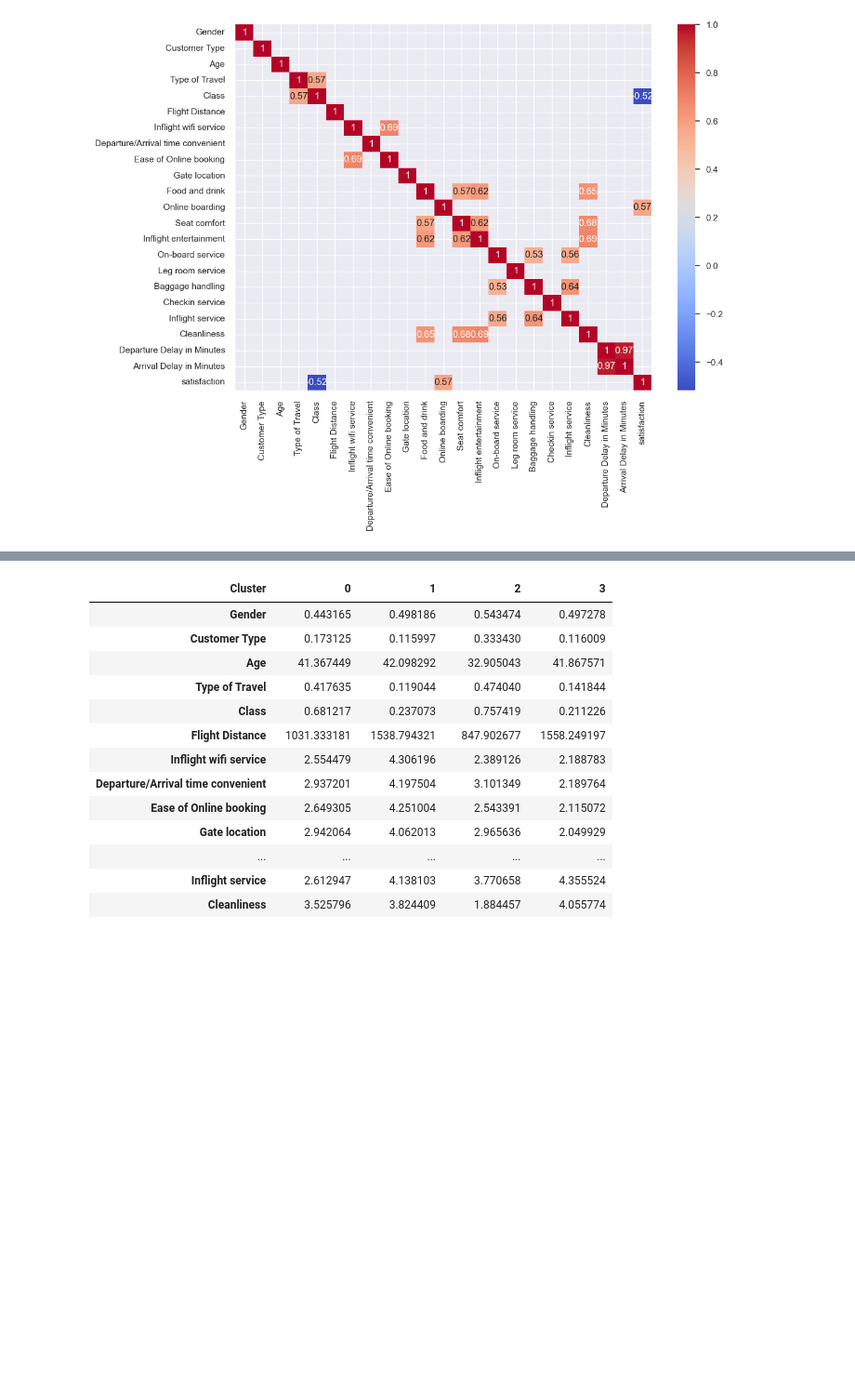
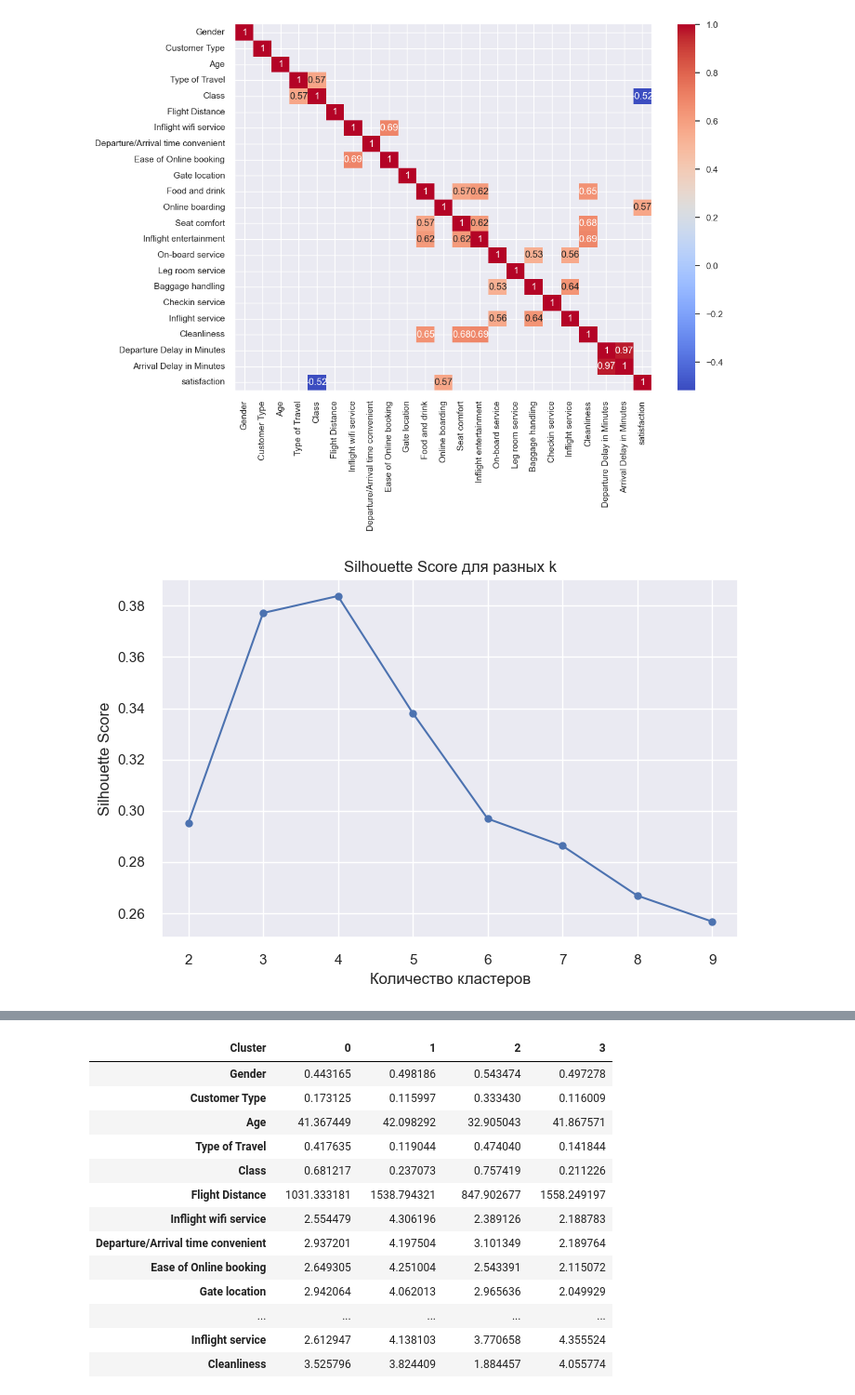
Before and after one commit to PavelMaltese/data-clustering, a Jupyter notebook: clustering.ipynb, the cells around one changed output, grey strips where cells are left out. Shown at 93% size. Saved outputs shown, nothing was run; the diff lists cells and outputs as text; code cells hidden in the pictures; blank space fills up the shorter version.

```diff
--- a/clustering.ipynb
+++ b/clustering.ipynb
@@ -102,6 +104,40 @@ data_pca = pd.DataFrame(
     pca.fit_transform(data_scaled),
     columns=['col1', 'col2', 'col3']
 )
+# %%
+scores = []
+
+K = range(2, 10)
+
+for k in K:
+
+    model = KMeans(
+        n_clusters=k,
+        random_state=42,
+        n_init=10
+    )
+
+    labels = model.fit_predict(data_pca)
+
+    score = silhouette_score(data_pca, labels)
+
+    scores.append(score)
+
+# График
+plt.figure(figsize=(8,5))
+
+plt.plot(K, scores, marker='o')
+
+plt.xlabel("Количество кластеров")
+plt.ylabel("Silhouette Score")
+
+plt.title("Silhouette Score для разных k")
+
+plt.grid(True)
+
+plt.show()
+# %% [output]
+[figure, added]
 # %%
 # Метод локтя
 elbow = KElbowVisualizer(KMeans(n_init=10), k=(2, 10), timings=False, locate_elbow=True)
```
Also changed, not shown: parts of 9 cells of this notebook.
